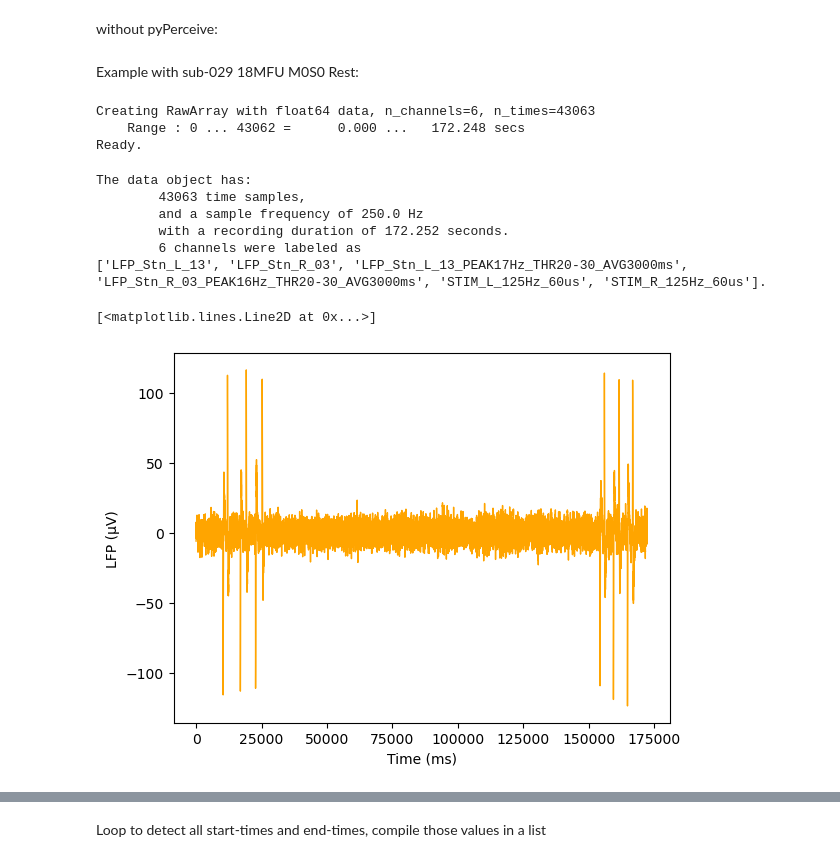
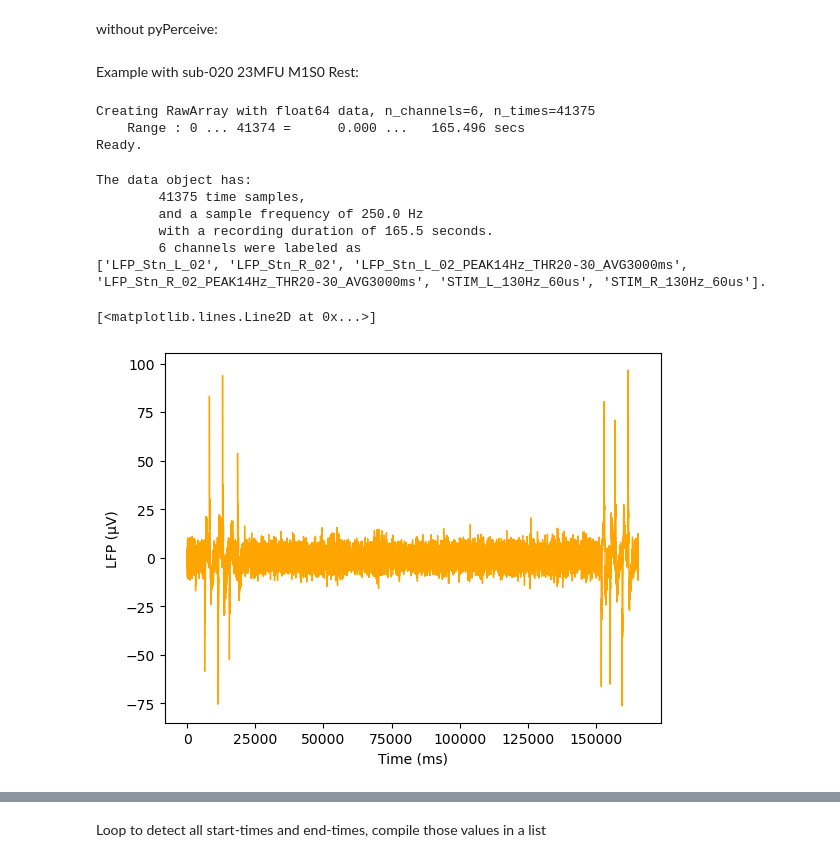
Before and after one commit to juliettevivien/Synchronization, a Jupyter notebook: Align LFP data with sensor data.ipynb, the cells around one changed output, grey strips where cells are left out. Drawn from its saved outputs; the diff is of its cells as text; code cells hidden in the pictures.

```diff
--- a/Align LFP data with sensor data.ipynb
+++ b/Align LFP data with sensor data.ipynb
@@ -112,10 +112,10 @@ sub061_data
 # %% [markdown]
 without pyPerceive:
 # %% [markdown]
-Example with sub-029 18MFU M0S0 Rest:
+Example with sub-020 23MFU M1S0 Rest:
 # %%
-datapath = 'C:\\Users\\Juliette\\OneDrive\\Bureau\\Recordings\\PERCEPT recordings\\sub-029\\18MFU\\MedOFF\\sub-20210924PStn\\ses-2023020808345883\\ieeg'
-filename = 'sub-20210924PStn_ses-2023020808345883_run-BrainSense20230208091500.mat'
+datapath = 'C:\\Users\\Juliette\\OneDrive\\Bureau\\Recordings\\PERCEPT recordings\\sub-020\\23MFU\\MedOn\\sub-20210329PStn\\ses-2023022111165459\\ieeg'
+filename = 'sub-20210329PStn_ses-2023022111165459_run-BrainSense20230221121800.mat'
 data = mne.io.read_raw_fieldtrip(
 	os.path.join(datapath, filename),
 	info={}, # add info here
@@ -135,25 +135,25 @@ print(
 	f'\n\twith a recording duration of {time_duration} seconds.'
 	f'\n\t{n_chan} channels were labeled as \n{data.ch_names}.')
 # %% [output]
-Creating RawArray with float64 data, n_channels=6, n_times=43063
-    Range : 0 ... 43062 =      0.000 ...   172.248 secs
+Creating RawArray with float64 data, n_channels=6, n_times=41375
+    Range : 0 ... 41374 =      0.000 ...   165.496 secs
 Ready.
 The data object has:
-        43063 time samples,
+        41375 time samples,
         and a sample frequency of 250.0 Hz
-        with a recording duration of 172.252 seconds.
+        with a recording duration of 165.5 seconds.
         6 channels were labeled as
-['LFP_Stn_L_13', 'LFP_Stn_R_03', 'LFP_Stn_L_13_PEAK17Hz_THR20-30_AVG3000ms', 'LFP_Stn_R_03_PEAK16Hz_THR20-30_AVG3000ms', 'STIM_L_125Hz_60us', 'STIM_R_125Hz_60us'].
+['LFP_Stn_L_02', 'LFP_Stn_R_02', 'LFP_Stn_L_02_PEAK14Hz_THR20-30_AVG3000ms', 'LFP_Stn_R_02_PEAK14Hz_THR20-30_AVG3000ms', 'STIM_L_130Hz_60us', 'STIM_R_130Hz_60us'].
 # %%
-LFP_Stn_L_13 = data.get_data()[0]
+LFP_Stn_L_02 = data.get_data()[0]
 x1_time=np.arange(0,time_duration_ms,time_duration_ms/data.n_times)
-df_LFP=pd.DataFrame(x1_time,LFP_Stn_L_13)
+df_LFP=pd.DataFrame(x1_time,LFP_Stn_L_02)
 plt.xlabel('Time (ms)')
 plt.ylabel('LFP (µV)')
-plt.plot(x1_time,LFP_Stn_L_13, linewidth=1,color='orange')
+plt.plot(x1_time,LFP_Stn_L_02, linewidth=1,color='orange')
 # %% [output]
 [<matplotlib.lines.Line2D at 0x...>]
-[figure, old version]
+[figure, new version]
 # %%
 plt.xlabel('Time (ms)')
 plt.ylabel('LFP (µV)')
```
Also changed, not shown: parts of 23 cells of this notebook.
